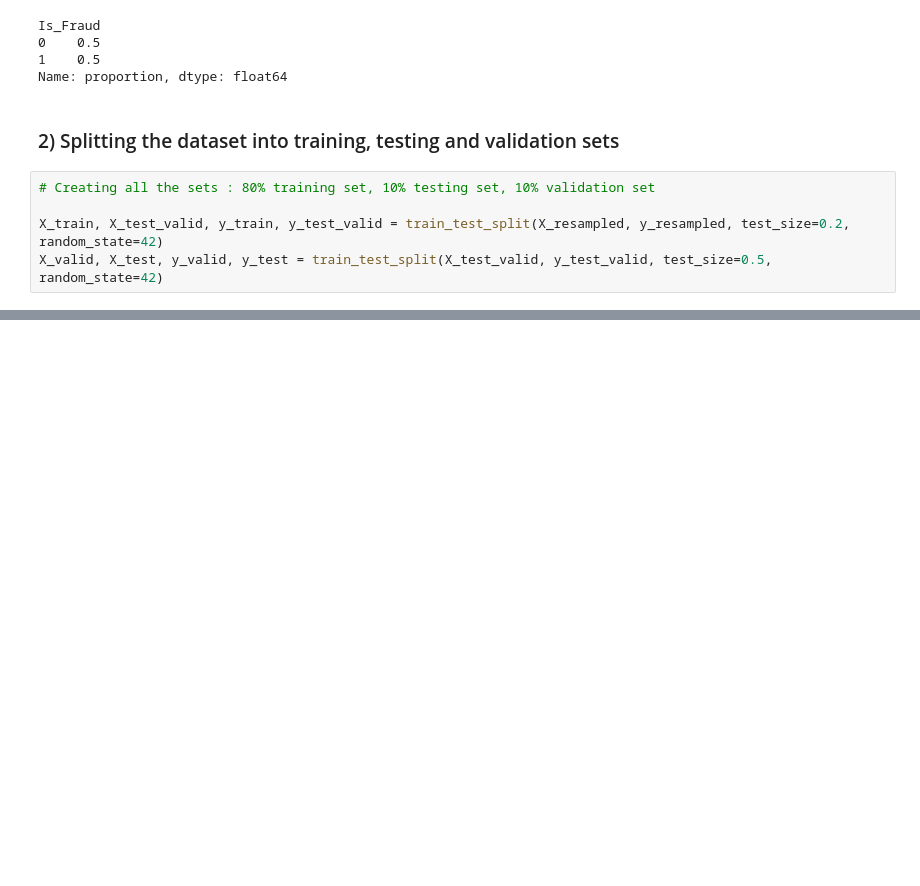
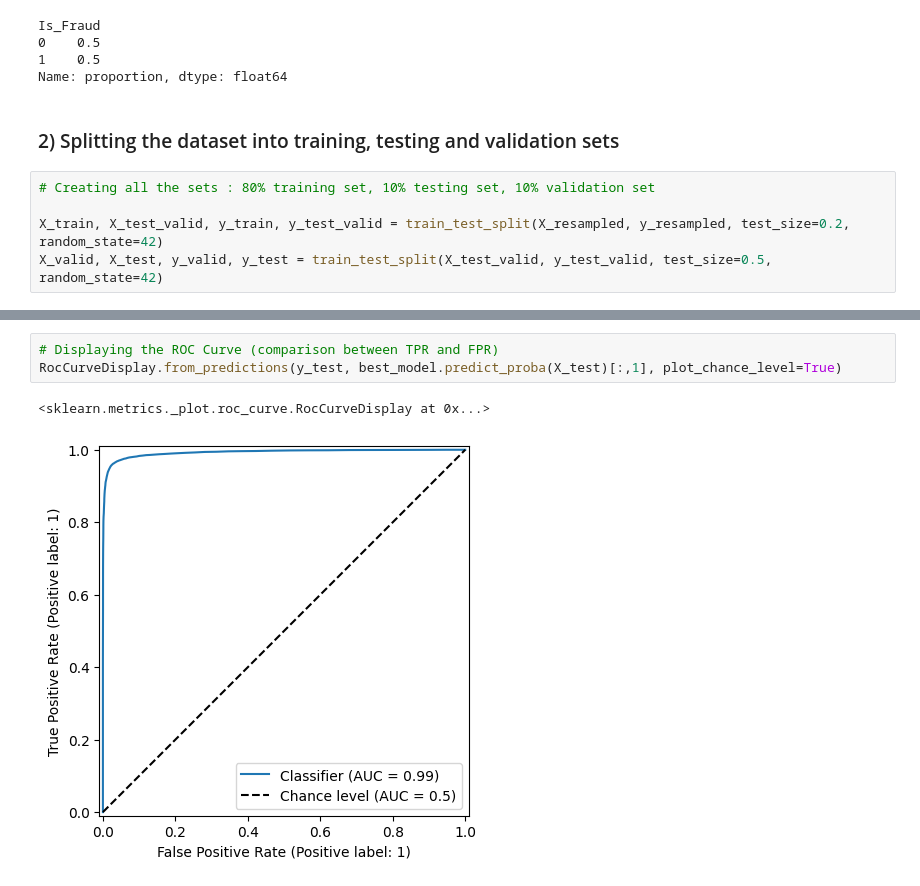
Before and after one commit to SocheatN/fraud-detection, a Jupyter notebook: fraud-detection.ipynb, the cells around one changed output, grey strips where cells are left out. Saved outputs shown, nothing was run; the diff lists cells and outputs as text; blank space fills up the shorter version.

```diff
--- a/fraud-detection.ipynb
+++ b/fraud-detection.ipynb
@@ -299,0 +355,6 @@ K-Nearest Neighbors Recall: 0.8560
+# %%
+# Displaying the ROC Curve (comparison between TPR and FPR)
+RocCurveDisplay.from_predictions(y_test, best_model.predict_proba(X_test)[:,1], plot_chance_level=True)
+# %% [output]
+<sklearn.metrics._plot.roc_curve.RocCurveDisplay at 0x...>
+[figure, added]
```
Also changed, not shown: parts of 11 cells of this notebook.
